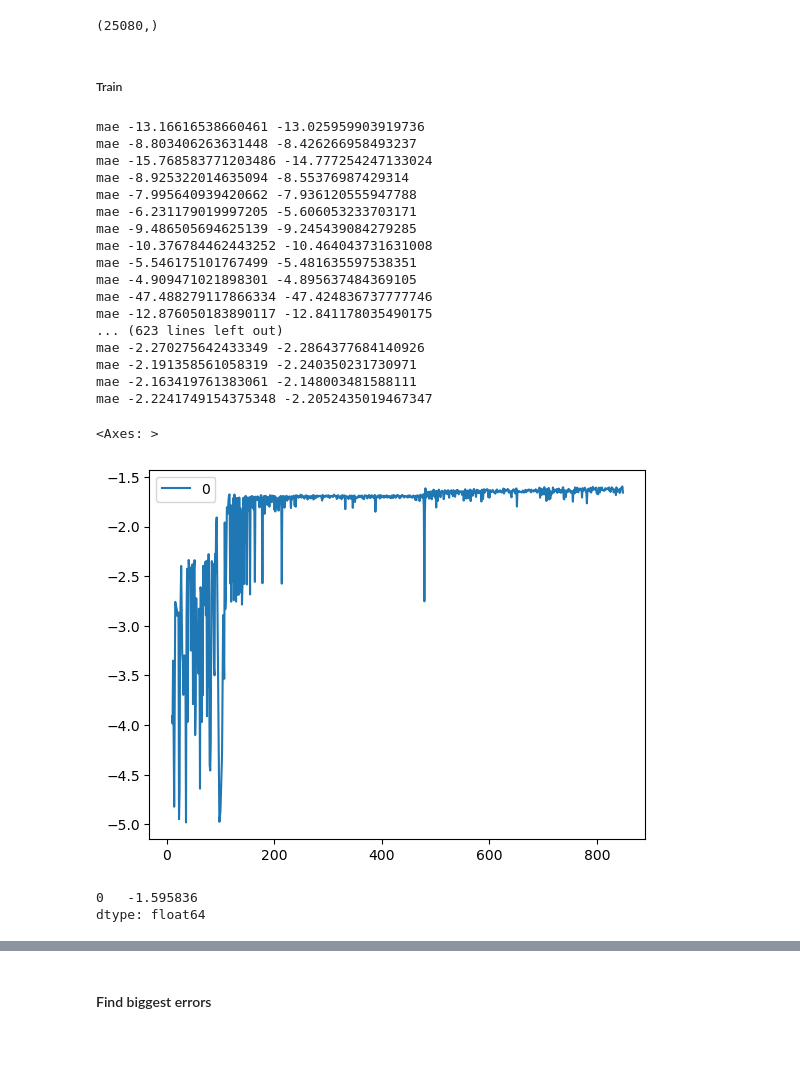
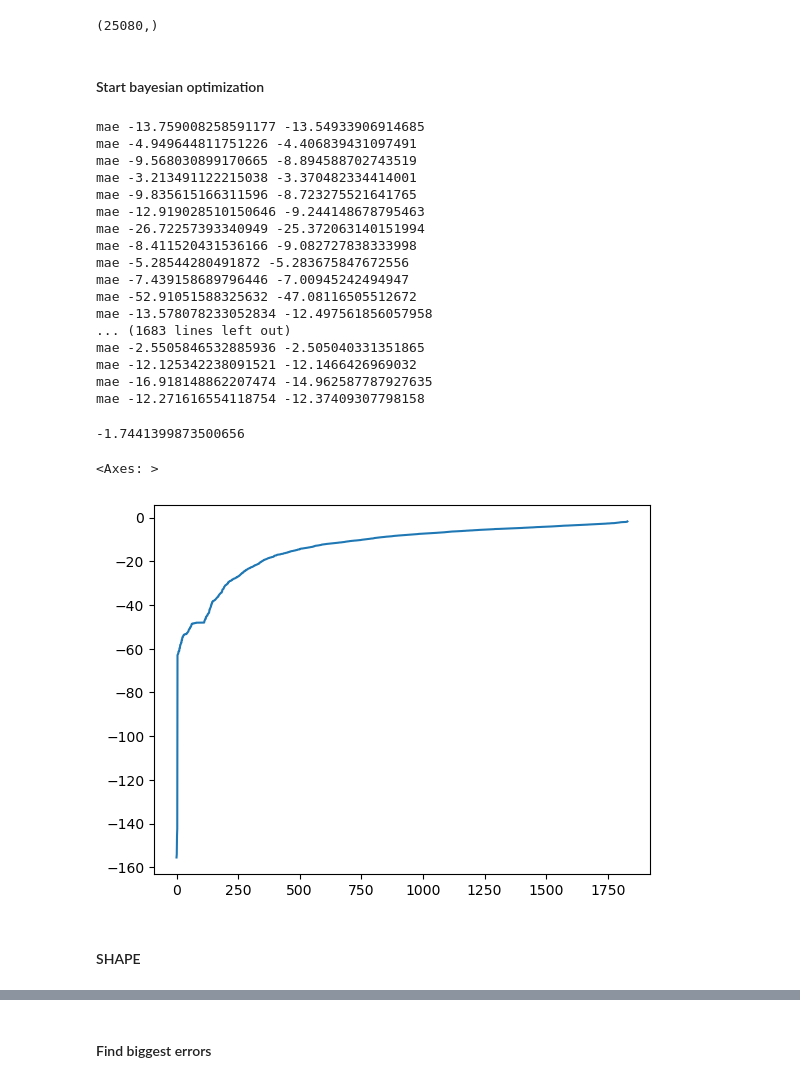
Before and after one commit to olympus999/godaddy-microbusiness-density-forecasting, a Jupyter notebook: notebooks/starter.ipynb, the cells around one changed output, grey strips where cells are left out. Drawn from its saved outputs; the diff is of its cells as text; code cells hidden in the pictures; blank space fills up the shorter version.

```diff
--- a/notebooks/starter.ipynb
+++ b/notebooks/starter.ipynb
@@ -1123,7 +237,7 @@ objective='mae'
 def optimize_this(objective=objective, return_booster=False, **bayes_kwargs):
 
     # Make sure bayes_kwargs are inside the bounds
-    pbounds = manage_features.get_pbounds()
+    # pbounds = manage_features.get_pbound()
     for key, _tuple in pbounds.items():
         params = bayes_kwargs
         if params[key] < _tuple[0]:
@@ -1176,7 +290,7 @@ def optimize_this(objective=objective, return_booster=False, **bayes_kwargs):
 
 #         print(loss, objective, gbm.best_score)
         if return_booster:
-            return (gbm, lgb_train, lgb_eval, lgb_test)
+            return (gbm, lgb_train, lgb_eval, lgb_test, model_params)
         else:
             # print(objective, -gbm.best_score["valid_0"]["smape"])
             print(objective, -loss[1], -gbm.best_score["valid_0"]["smape"])
@@ -1193,5 +323,5 @@ manage_data_split._val_idx.shape
 # %% [markdown]
-##### Train
+#### Start bayesian optimization
 # %%
 manage_features = ManageFeatures(feature_objects)
 manage_features.set_model_pbounds(model_pbounds)
@@ -1199,28 +329,27 @@ manage_features.set_model_pbounds(model_pbounds)
 pbounds = manage_features.get_pbounds()
 
 acquisition_function = UtilityFunction(kind="ucb")
+# acquisition_function = UtilityFunction(kind="ucb", kappa=0.1)
 # acquisition_function = UtilityFunction(kind="ucb", kappa=1)
-bounds_transformer = SequentialDomainReductionTransformer(minimum_window=0.5)
+# bounds_transformer = SequentialDomainReductionTransformer(minimum_window=0.5)
 optimizer = BayesianOptimization(
     f=optimize_this,
     pbounds=pbounds,
-    verbose=1,  # verbose = 1 prints only when a maximum is observed, verbose = 0 is silent
+    verbose=0,  # verbose = 1 prints only when a maximum is observed, verbose = 0 is silent
     random_state=5,
-    bounds_transformer=bounds_transformer
+    # bounds_transformer=bounds_transformer
 )
-# logger = JSONLogger(path="./logs.json")
-# optimizer.subscribe(Events.OPTIMIZATION_STEP, logger)
 
 # optimizer.set_gp_params(alpha=1e-2, n_restarts_optimizer=10)
 
-# load_logs(optimizer, logs=["../data/bayesian_optimizer/{}_logs.json".format(dt)]);
+# load_logs(optimizer, logs=["../data/bayesian_optimizer/2023-03-02_12-17-19_logs.json"]);
 
 dt = datetime.now().strftime("%Y-%m-%d_%H-%M-%S")
 
 logger = JSONLogger(path="../data/bayesian_optimizer/{}_logs.json".format(dt))
 optimizer.subscribe(Events.OPTIMIZATION_STEP, logger)
 
-# objective='mape'
+objective='mae'
 optimizer.maximize(
     init_points=100,
     n_iter=2000,
@@ -1229,31 +358,36 @@ optimizer.maximize(
 
 print(optimizer.max['target'])
 # %% [output]
-mae -13.16616538660461 -13.025959903919736
-mae -8.803406263631448 -8.426266958493237
-mae -15.768583771203486 -14.777254247133024
-mae -8.925322014635094 -8.55376987429314
-mae -7.995640939420662 -7.936120555947788
-mae -6.231179019997205 -5.606053233703171
-mae -9.486505694625139 -9.245439084279285
-mae -10.376784462443252 -10.464043731631008
-mae -5.546175101767499 -5.481635597538351
-mae -4.909471021898301 -4.895637484369105
-mae -47.488279117866334 -47.424836737777746
-mae -12.876050183890117 -12.841178035490175
-... (623 lines left out)
-mae -2.270275642433349 -2.2864377684140926
-mae -2.191358561058319 -2.240350231730971
-mae -2.163419761383061 -2.148003481588111
-mae -2.2241749154375348 -2.2052435019467347
+mae -13.759008258591177 -13.54933906914685
+mae -4.949644811751226 -4.406839431097491
+mae -9.568030899170665 -8.894588702743519
+mae -3.213491122215038 -3.370482334414001
+mae -9.835615166311596 -8.723275521641765
+mae -12.919028510150646 -9.244148678795463
+mae -26.72257393340949 -25.372063140151994
+mae -8.411520431536166 -9.082727838333998
+mae -5.28544280491872 -5.283675847672556
+mae -7.439158689796446 -7.00945242494947
+mae -52.91051588325632 -47.08116505512672
+mae -13.578078233052834 -12.497561856057958
+... (1683 lines left out)
+mae -2.5505846532885936 -2.505040331351865
+mae -12.125342238091521 -12.1466426969032
+mae -16.918148862207474 -14.962587787927635
+mae -12.271616554118754 -12.37409307798158
+# %%
+print(optimizer.max['target'])
+# %% [output]
+-1.7441399873500656
 # %%
-df_optimizer = pd.DataFrame([x['target'] for x in optimizer.res])
-df_optimizer[df_optimizer[0] > -5].plot()
+df_optimizer_params = pd.DataFrame([x['params'] for x in optimizer.res])
+df_optimizer_target = pd.DataFrame([x['target'] for x in optimizer.res], columns=['target'])
+
+df_optimizer = pd.concat([df_optimizer_target, df_optimizer_params], axis=1)
-# %% [output]
-<Axes: >
-[figure, removed]
-# %%
-df_optimizer.max()
-# %% [output]
-0   -1.595836
-dtype: float64
+# %%
+df_optimizer['target'].sort_values().reset_index(drop=True).plot()
+# %% [output]
+<Axes: >
+[figure, added]
+# %% [markdown]
+#### SHAPE
```
Also changed, not shown: parts of 51 cells of this notebook, 10 other files.
